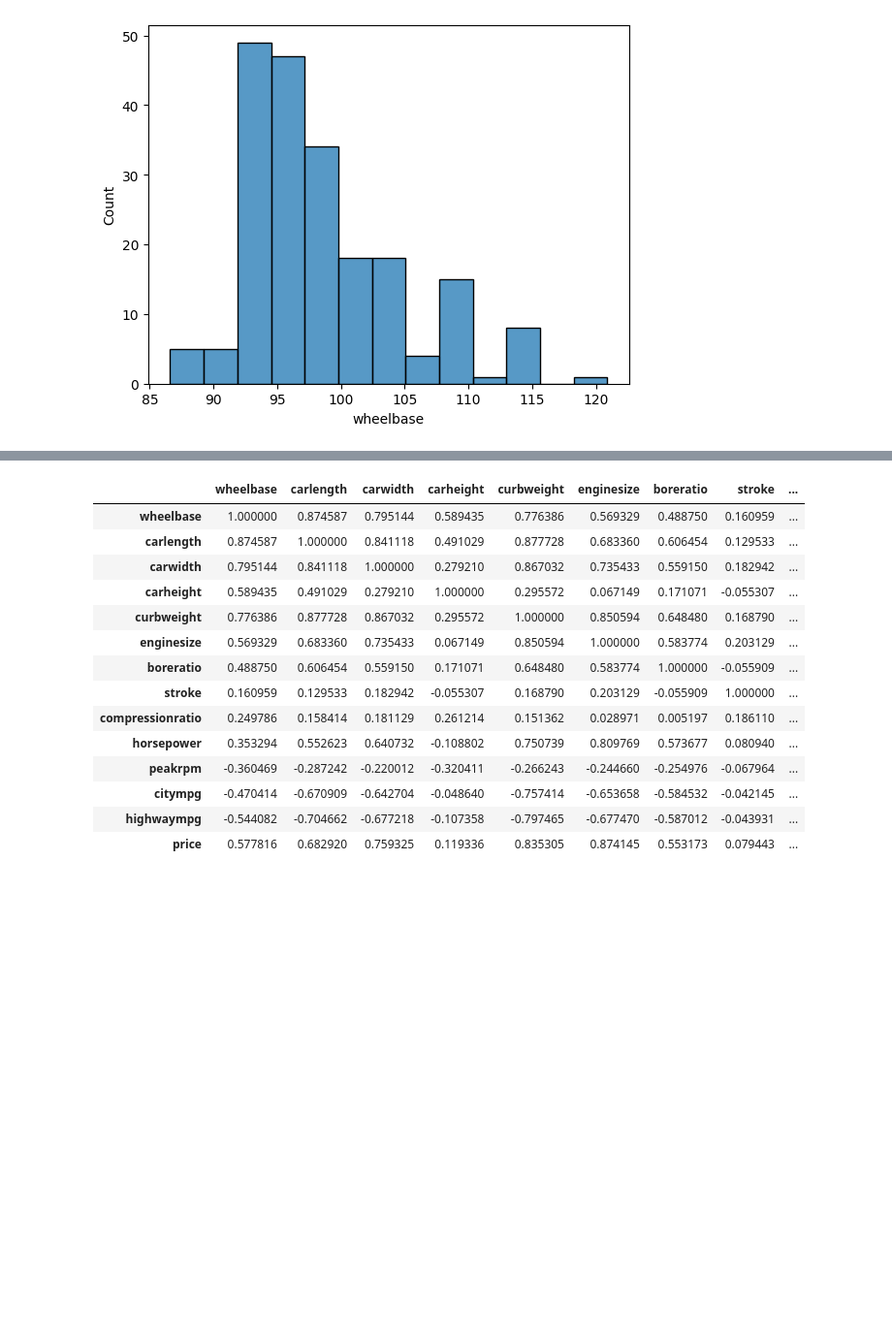
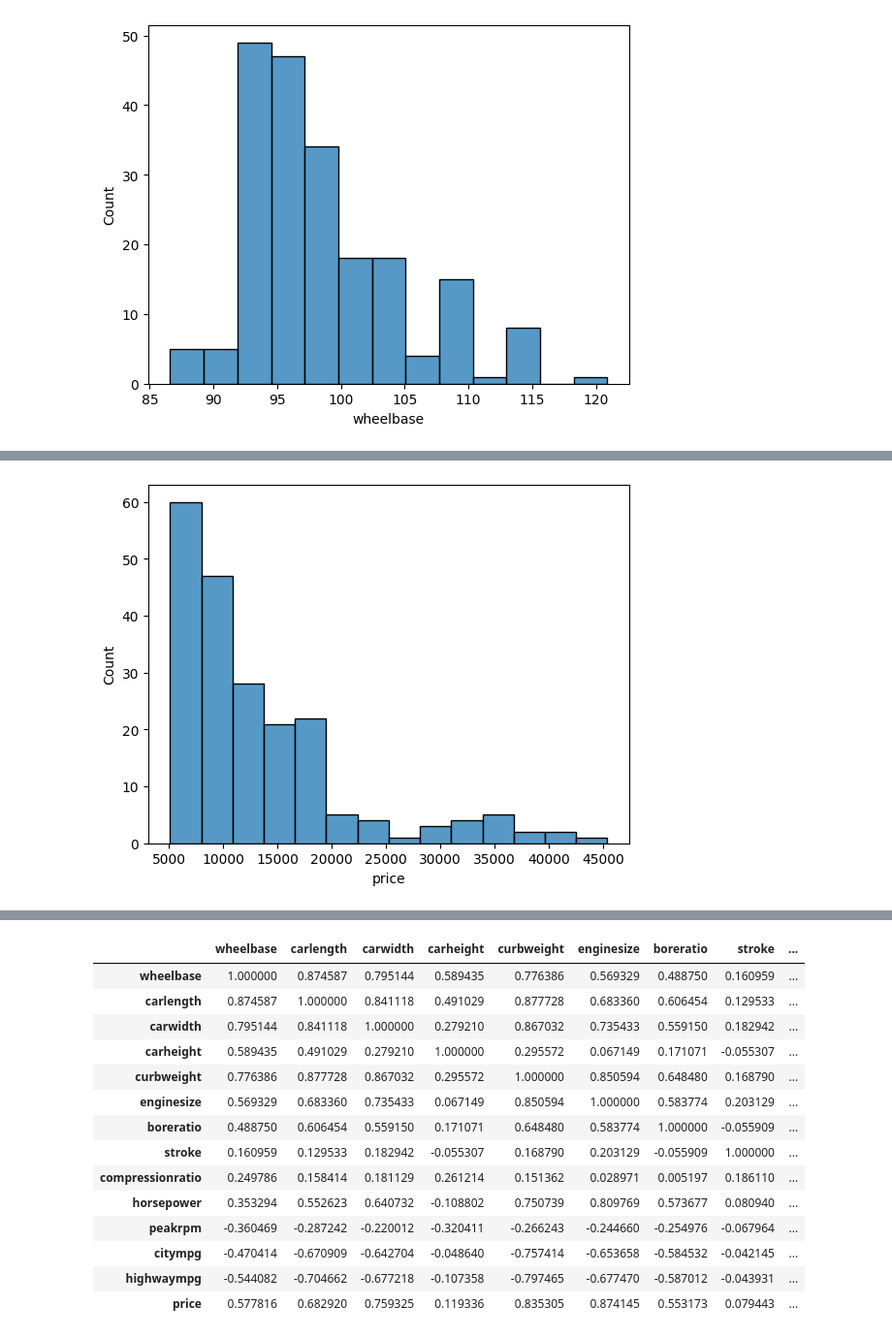
Before and after one commit to hari-dev-05/ML, a Jupyter notebook: Regression/Car_Price_Prediction_LR.ipynb, the cells around one changed output, grey strips where cells are left out. Shown at 97% size. Saved outputs shown, nothing was run; the diff lists cells and outputs as text; code cells hidden in the pictures; blank space fills up the shorter version.

```diff
--- a/Regression/Car_Price_Prediction_LR.ipynb
+++ b/Regression/Car_Price_Prediction_LR.ipynb
@@ -111,7 +117,9 @@ plt.show()
 # %%
 # target variable: price of car
-sns.distplot(cars['price'])
+sns.histplot(cars['price'])
 plt.show()
+# %% [output]
+[figure, added]
 # %%
 cars_numeric = cars.select_dtypes(include=['float64', 'int'])
 cars_numeric.head()
```
Also changed, not shown: parts of 7 cells of this notebook.
